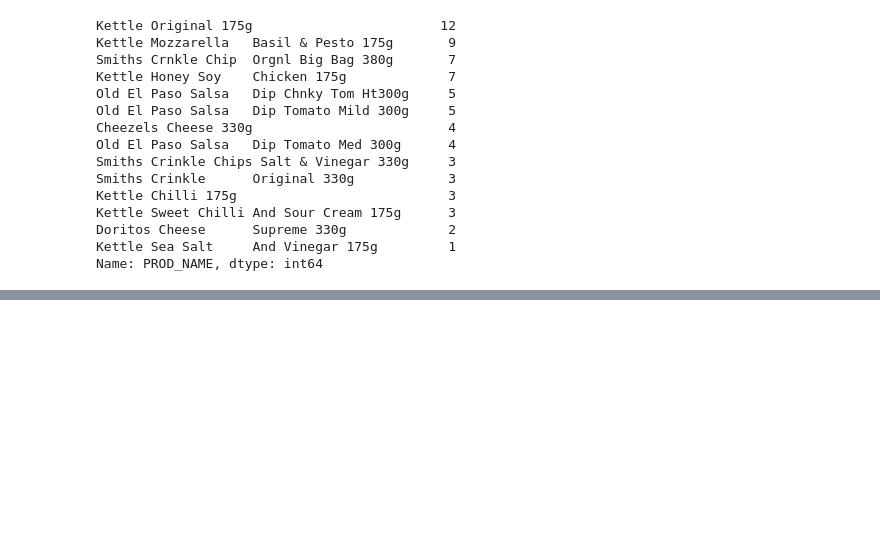
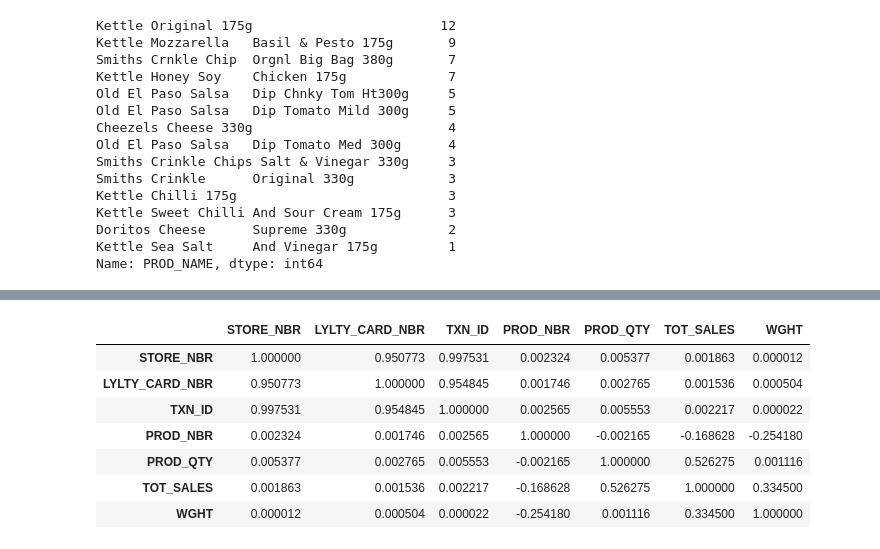
Before and after one commit to usamatrq94/Quantium-Intership, a Jupyter notebook: Q1- week1.ipynb, the cells around one changed output, grey strips where cells are left out. Drawn from its saved outputs; the diff is of its cells as text; code cells hidden in the pictures; blank space fills up the shorter version.

```diff
--- a/Q1- week1.ipynb
+++ b/Q1- week1.ipynb
@@ -382,0 +409,11 @@ trans_dataset.drop(trans_dataset.loc[cond1 | cond2 | cond3]
+# %%
+dataset.corr()
+# %% [output]
+|  | STORE_NBR | LYLTY_CARD_NBR | TXN_ID | PROD_NBR | PROD_QTY | TOT_SALES | WGHT |
+| STORE_NBR | 1.000000 | 0.950773 | 0.997531 | 0.002324 | 0.005377 | 0.001863 | 0.000012 |
+| LYLTY_CARD_NBR | 0.950773 | 1.000000 | 0.954845 | 0.001746 | 0.002765 | 0.001536 | 0.000504 |
+| TXN_ID | 0.997531 | 0.954845 | 1.000000 | 0.002565 | 0.005553 | 0.002217 | 0.000022 |
+| PROD_NBR | 0.002324 | 0.001746 | 0.002565 | 1.000000 | -0.002165 | -0.168628 | -0.254180 |
+| PROD_QTY | 0.005377 | 0.002765 | 0.005553 | -0.002165 | 1.000000 | 0.526275 | 0.001116 |
+| TOT_SALES | 0.001863 | 0.001536 | 0.002217 | -0.168628 | 0.526275 | 1.000000 | 0.334500 |
+| WGHT | 0.000012 | 0.000504 | 0.000022 | -0.254180 | 0.001116 | 0.334500 | 1.000000 |
```
Also changed, not shown: parts of 7 cells of this notebook.
